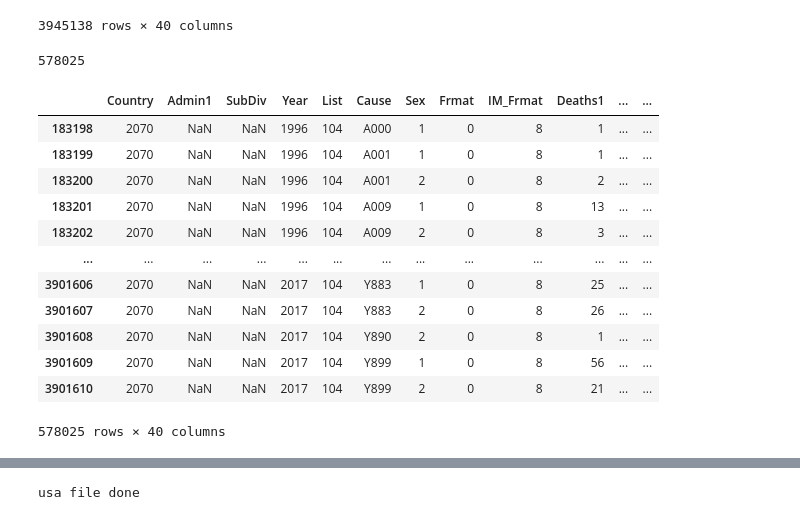
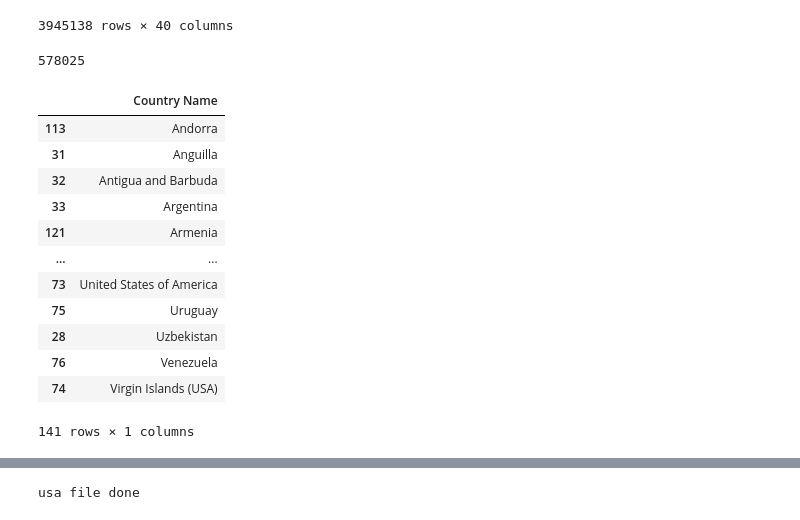
Before and after one commit to michael-grad/project-python-mortality-analysis, a Jupyter notebook: WHO_data_cleansing.ipynb, the cells around one changed output, grey strips where cells are left out. Cells and saved outputs as stored; diff of their text form; code cells hidden in the pictures.

```diff
--- a/WHO_data_cleansing.ipynb
+++ b/WHO_data_cleansing.ipynb
@@ -113,11 +113,11 @@ combined_data_df
 
 # Extract list of countires in combined_data_df
 countries_list = combined_data_df["name"].unique()
-countries_df = pd.DataFrame(countries_list)
+countries_dict = {"Country Name": countries_list}
+countries_df = pd.DataFrame(countries_dict)
 countries_df
 
-# DEBUG!! how to resort when column header = 0
-#countries_df = countries_df.sort_values()
+countries_df = countries_df.sort_values("Country Name")
 
 # Verify spelling for countries of interest by exporting full list of countries and inspecting csv
 countries_df.to_csv("Output/countries.csv", index=False, header=True)
@@ -126,47 +126,48 @@ country_filtered_df = combined_data_df.loc[(combined_data_df["name"] == "United
                                           (combined_data_df["name"] == "United Kingdom") | (combined_data_df["name"] == "New Zealand") |
                                           (combined_data_df["name"] == "Brazil"), :]
 
 country_filtered_df
 
 # 578025 rows
 print(len(country_filtered_df))
 
 # export df to csv and inspect in XL
 country_filtered_df.to_csv("Output/country_filtered_raw_data.csv", index=False, header=True)
 
 # drop na
 # 0 rows left if do a dropna
 country_filtered_nona_df = country_filtered_df.dropna()
 
-# DEBUG!!
+# DEBUG!! -- SKIP
 # replace NaN values with ""
 country_filtered_df
 
 # Test if sum and mean will work with NaN values in some of the columns - test on IM_Deaths2 (which has NaN entries for brazil)
 # Visual inspection of the data in MS Excel showed no string values in columns containing mortality numbers
 #country_filtered_df["IM_Deaths2"].mean()
 
 #country_filtered_df["Total"] = ""
 
 #for i in range(len(country_filtered_df["IM_Deaths1"])):
 #    country_filtered_df.iloc[i, -1] = country_filtered_df.iloc[i, -6] + country_filtered_df.iloc[i, -5] + country_filtered_df.iloc[i, -4] + country_filtered_df.iloc[i, -3]
 
 country_filtered_df
+countries_df
 # %% [output]
 578025
-|  | Country | Admin1 | SubDiv | Year | List | Cause | Sex | Frmat | IM_Frmat | Deaths1 | ... | ... |
-| 183198 | 2070 | NaN | NaN | 1996 | 104 | A000 | 1 | 0 | 8 | 1 | ... | ... |
-| 183199 | 2070 | NaN | NaN | 1996 | 104 | A001 | 1 | 0 | 8 | 1 | ... | ... |
-| 183200 | 2070 | NaN | NaN | 1996 | 104 | A001 | 2 | 0 | 8 | 2 | ... | ... |
-| 183201 | 2070 | NaN | NaN | 1996 | 104 | A009 | 1 | 0 | 8 | 13 | ... | ... |
-| 183202 | 2070 | NaN | NaN | 1996 | 104 | A009 | 2 | 0 | 8 | 3 | ... | ... |
-| ... | ... | ... | ... | ... | ... | ... | ... | ... | ... | ... | ... | ... |
-| 3901606 | 2070 | NaN | NaN | 2017 | 104 | Y883 | 1 | 0 | 8 | 25 | ... | ... |
-| 3901607 | 2070 | NaN | NaN | 2017 | 104 | Y883 | 2 | 0 | 8 | 26 | ... | ... |
-| 3901608 | 2070 | NaN | NaN | 2017 | 104 | Y890 | 2 | 0 | 8 | 1 | ... | ... |
-| 3901609 | 2070 | NaN | NaN | 2017 | 104 | Y899 | 1 | 0 | 8 | 56 | ... | ... |
-| 3901610 | 2070 | NaN | NaN | 2017 | 104 | Y899 | 2 | 0 | 8 | 21 | ... | ... |
+|  | Country Name |
+| 113 | Andorra |
+| 31 | Anguilla |
+| 32 | Antigua and Barbuda |
+| 33 | Argentina |
+| 121 | Armenia |
+| ... | ... |
+| 73 | United States of America |
+| 75 | Uruguay |
+| 28 | Uzbekistan |
+| 76 | Venezuela |
+| 74 | Virgin Islands (USA) |
-578025 rows × 40 columns
+141 rows × 1 columns
 # %%
 # CELL 5.01
 # Merge in population info
```
Also changed, not shown: parts of 48 cells of this notebook, 7 other files.
